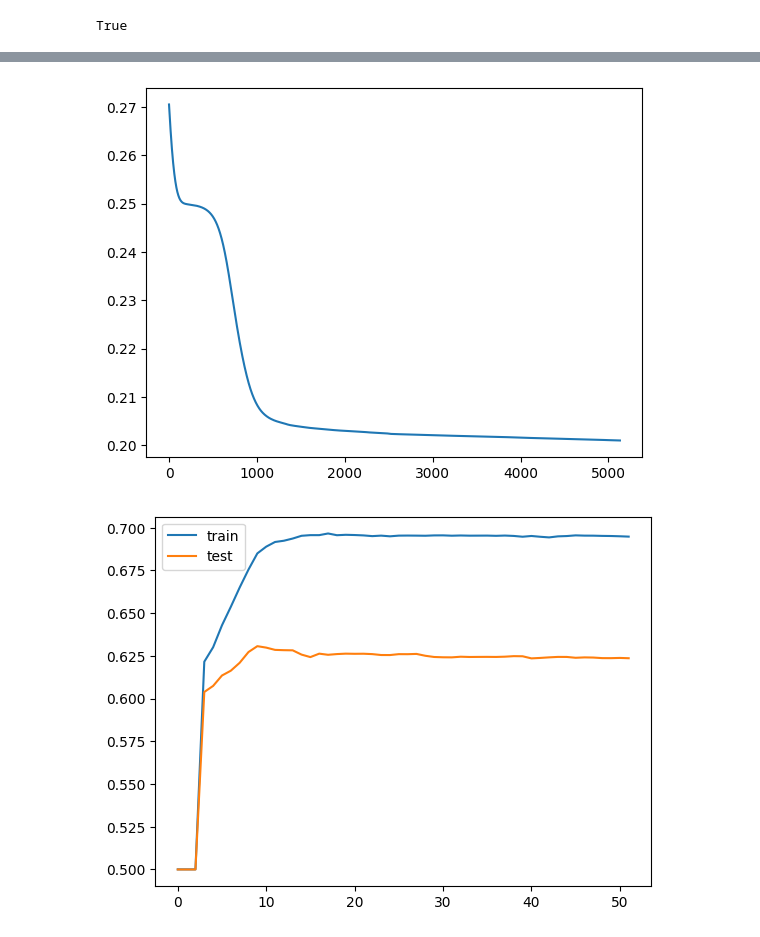
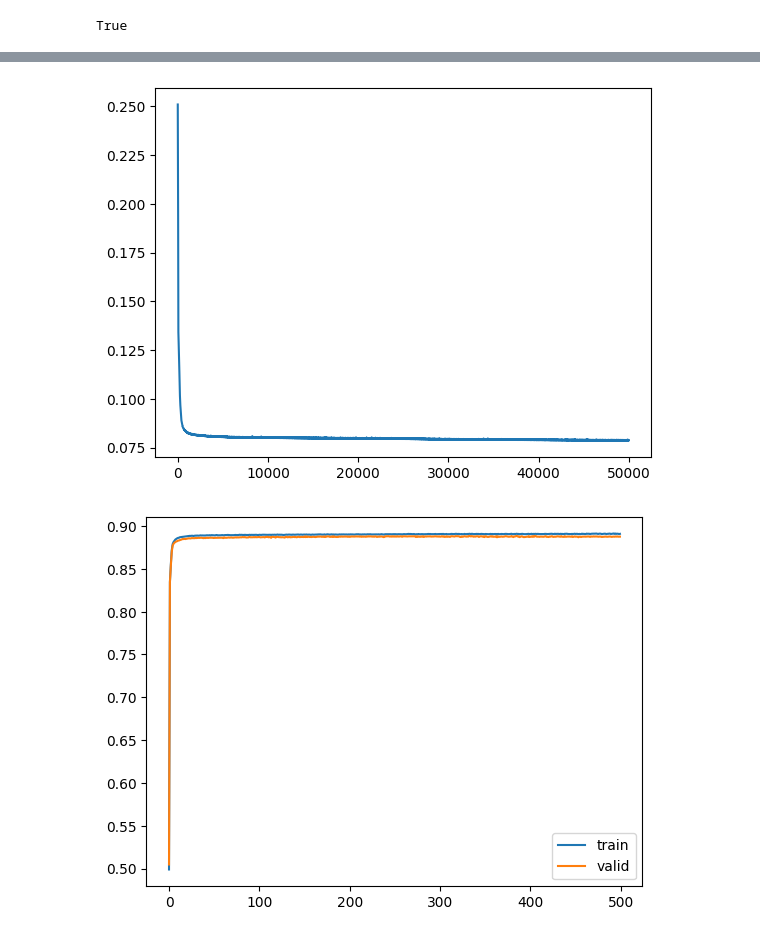
Before and after one commit to gentannipea/DataMining-2023, a Jupyter notebook: notebooks/Classification.ipynb, the cells around one changed output, grey strips where cells are left out. Saved outputs shown, nothing was run; the diff lists cells and outputs as text; code cells hidden in the pictures.

```diff
--- a/notebooks/Classification.ipynb
+++ b/notebooks/Classification.ipynb
@@ -172,10 +200,13 @@ scaled = scaler.fit_transform(f)
 scaled = pd.DataFrame(scaled, columns=f.columns)
 
 
-scaled = f
+# scaled = f
 # %%
 X_train = scaled.loc[idx_train]
+X_valid = scaled.loc[idx_valid]
 X_test = scaled.loc[idx_test]
 
+
 y_train = isKilled.loc[idx_train]
+y_valid = isKilled.loc[idx_valid]
 y_test = isKilled.loc[idx_test]
@@ -204,3 +212,0 @@ Index(['date_month', 'congressional_district', 'date_day', 'latitude',
-# %%
-X_train = X_train[selected_features]
-X_test = X_test[selected_features]
@@ -269,13 +317,13 @@ True
 from sklearn.ensemble import RandomForestClassifier
 from sklearn.metrics import accuracy_score, confusion_matrix, classification_report
 
-clf = RandomForestClassifier(n_estimators=100, criterion='gini', max_depth=7, min_samples_split=3, min_samples_leaf=4)
+clf = RandomForestClassifier(n_estimators=100, criterion='gini', max_depth=10, min_samples_split=3, min_samples_leaf=4, n_jobs=-1)
 clf.fit(X_train, y_train)
 y_pred_train = clf.predict(X_train)
-y_pred = clf.predict(X_test)
+y_pred = clf.predict(X_valid)
 print(accuracy_score(y_train, y_pred_train))
-print(accuracy_score(y_test, y_pred))
+print(accuracy_score(y_valid, y_pred))
 
 print(confusion_matrix(y_train, y_pred_train, labels=[0, 1]))
-print(confusion_matrix(y_test, y_pred, labels=[0, 1]))
+print(confusion_matrix(y_valid, y_pred, labels=[0, 1]))
 # %% [output]
@@ -306,59 +336,56 @@ plt.show()
 # %%
 import torch
 import torch.nn as nn
+from sklearn.metrics import accuracy_score
 
 DEVICE = torch.device('cuda' if torch.cuda.is_available() else 'cpu')
 
 X_train_tensor = torch.tensor(X_train.values, dtype=torch.float32).to(DEVICE)
-X_test_tensor = torch.tensor(X_test.values, dtype=torch.float32).to(DEVICE)
+X_valid_tensor = torch.tensor(X_valid.values, dtype=torch.float32).to(DEVICE)
 y_train_tensor = torch.tensor(y_train.values, dtype=torch.float32).to(DEVICE)
-y_test_tensor = torch.tensor(y_test.values, dtype=torch.float32).to(DEVICE)
+y_valid_tensor = torch.tensor(y_valid.values, dtype=torch.float32).to(DEVICE)
 
 input_size = X_train_tensor.shape[1]
-hidden_size = 5
+hidden_size = 10
 output_size = 1
 
 loss_function = nn.MSELoss()
 
-learning_rate = 0.001
+learning_rate = 0.01
 
 model = nn.Sequential(
     nn.Linear(input_size, hidden_size),
     nn.Sigmoid(),
     nn.Linear(hidden_size, hidden_size),
     nn.Sigmoid(),
-    nn.Linear(hidden_size, hidden_size),
-    nn.Sigmoid(),
-    nn.Linear(hidden_size, hidden_size),
-    nn.Sigmoid(),
-    nn.Linear(hidden_size, output_size),
-    nn.Sigmoid()
+    nn.Linear(hidden_size, 2),
+    nn.Softmax(dim=output_size),
 ).to(DEVICE)
 
 optimizer = torch.optim.Adam(model.parameters(), lr=learning_rate)
+# optimizer = torch.optim.SGD(model.parameters(), lr=learning_rate)
 
 EPOCHS = 50000
 losses = []
 epochs = []
 accs = []
-accs_test = []
+accs_valid = []
 
 model.train()
 for epoch in range(EPOCHS):
     try:
         optimizer.zero_grad()
-        y_pred = model(X_train_tensor)
-        y_pred = y_pred.squeeze(1)
+        y_pred = model(X_train_tensor)[:, 1]
         loss = loss_function(y_pred, y_train_tensor)
         losses.append(loss.item())
         if epoch % 100 == 0:
             acc = accuracy_score(y_train_tensor.detach().cpu().numpy(), np.where(y_pred.detach().cpu() > 0.5, 1, 0))
             accs.append(acc)
-            y_pred_test = model(X_test_tensor)
-            y_pred_test = y_pred_test.squeeze(1)
-            acc_test = accuracy_score(y_test_tensor.detach().cpu().numpy(), np.where(y_pred_test.detach().cpu() > 0.5, 1, 0))
-            accs_test.append(acc_test)
-            print(f'Epoch {epoch+1}/{EPOCHS}, Loss: {loss.item():.4f}, Accuracy: {acc:.4f}, Test Accuracy: {acc_test:.4f}')
+            y_pred_valid = model(X_valid_tensor)
+            y_pred_valid = y_pred_valid.squeeze(1)[:, 1].unsqueeze(1)
+            acc_valid = accuracy_score(y_valid_tensor.detach().cpu().numpy(), np.where(y_pred_valid.detach().cpu() > 0.5, 1, 0))
+            accs_valid.append(acc_valid)
+            print(f'Epoch {epoch+1}/{EPOCHS}, Loss: {loss.item():.4f}, Accuracy: {acc:.4f}, valid Accuracy: {acc_valid:.4f}')
         loss.backward()
         optimizer.step()
     except KeyboardInterrupt:
@@ -366,27 +393,27 @@ for epoch in range(EPOCHS):
 
 from sklearn.metrics import confusion_matrix
 
-# Convert the test data to PyTorch tensors and get the predicted class
-X_test_tensor = torch.tensor(X_test.values, dtype=torch.float32).to(DEVICE)
-y_pred_tensor = model(X_test_tensor).detach().cpu()
+# Convert the valid data to PyTorch tensors and get the predicted class
+X_valid_tensor = torch.tensor(X_valid.values, dtype=torch.float32).to(DEVICE)
+y_pred_tensor = model(X_valid_tensor)[:, 1].unsqueeze(1).detach().cpu()
 
 y_pred = np.where(y_pred_tensor > 0.5, 1, 0)
 
 # _, y_pred = torch.max(y_pred_tensor, 1)
 
 # # Print the confusion matrix
-print(confusion_matrix(y_test, y_pred))
+print(confusion_matrix(y_valid, y_pred))
 
 # # Print the accuracy
 from sklearn.metrics import accuracy_score
-print(accuracy_score(y_test, y_pred))
+print(accuracy_score(y_valid, y_pred))
 
 # plot the loss over the entire training procedure
 plt.plot(losses)
 plt.show()
 
 plt.plot(accs, label='train')
-plt.plot(accs_test, label='test')
+plt.plot(accs_valid, label='valid')
 plt.legend()
 plt.show()
 # %% [output]
@@ -410,2 +437,2 @@ Epoch 5101/50000, Loss: 0.2010, Accuracy: 0.6948, Test Accuracy: 0.6236
-[figure, old version]
+[figure, new version]
-[figure, old version]
+[figure, new version]
```
Also changed, not shown: parts of 14 cells of this notebook, 2 other files.
